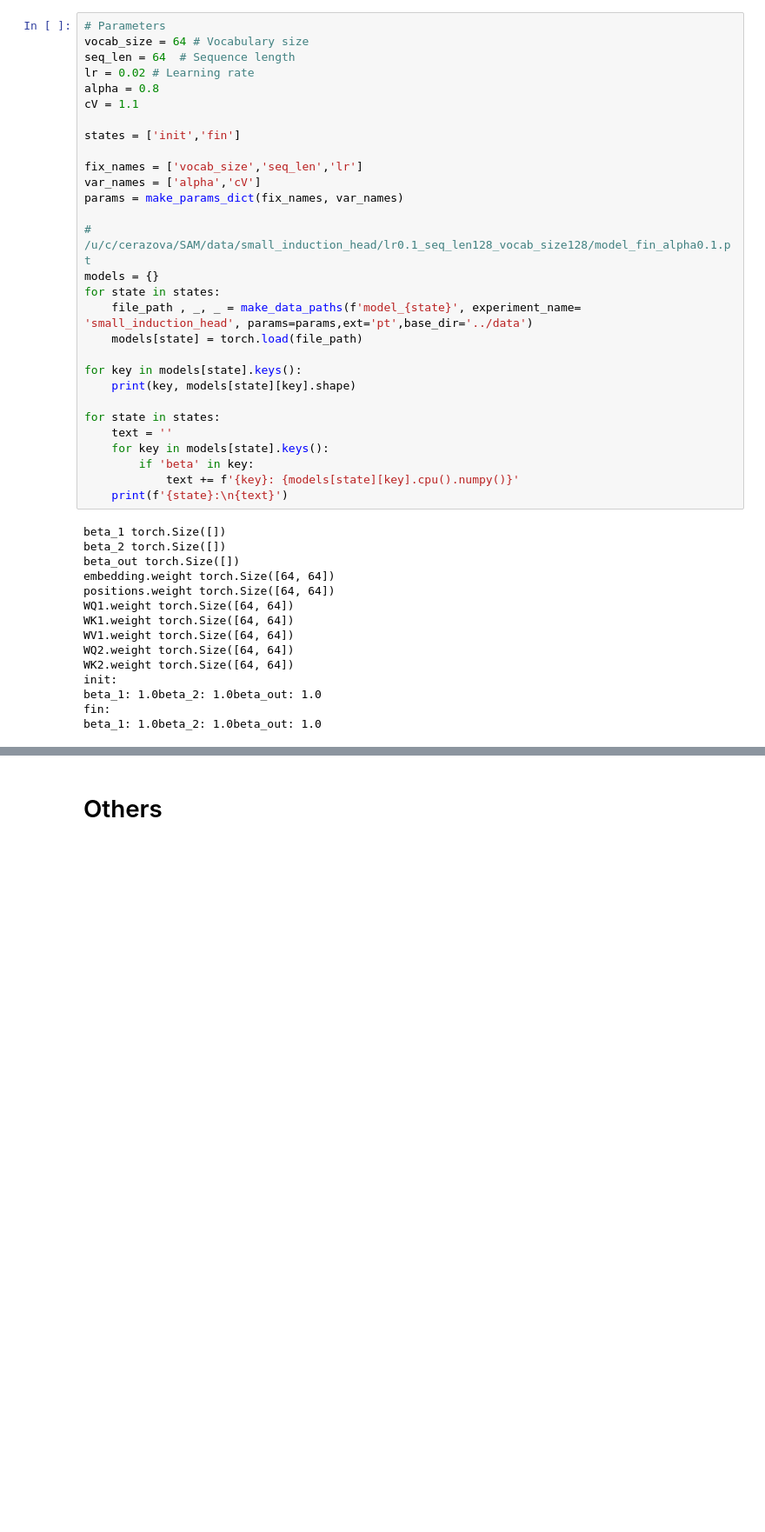
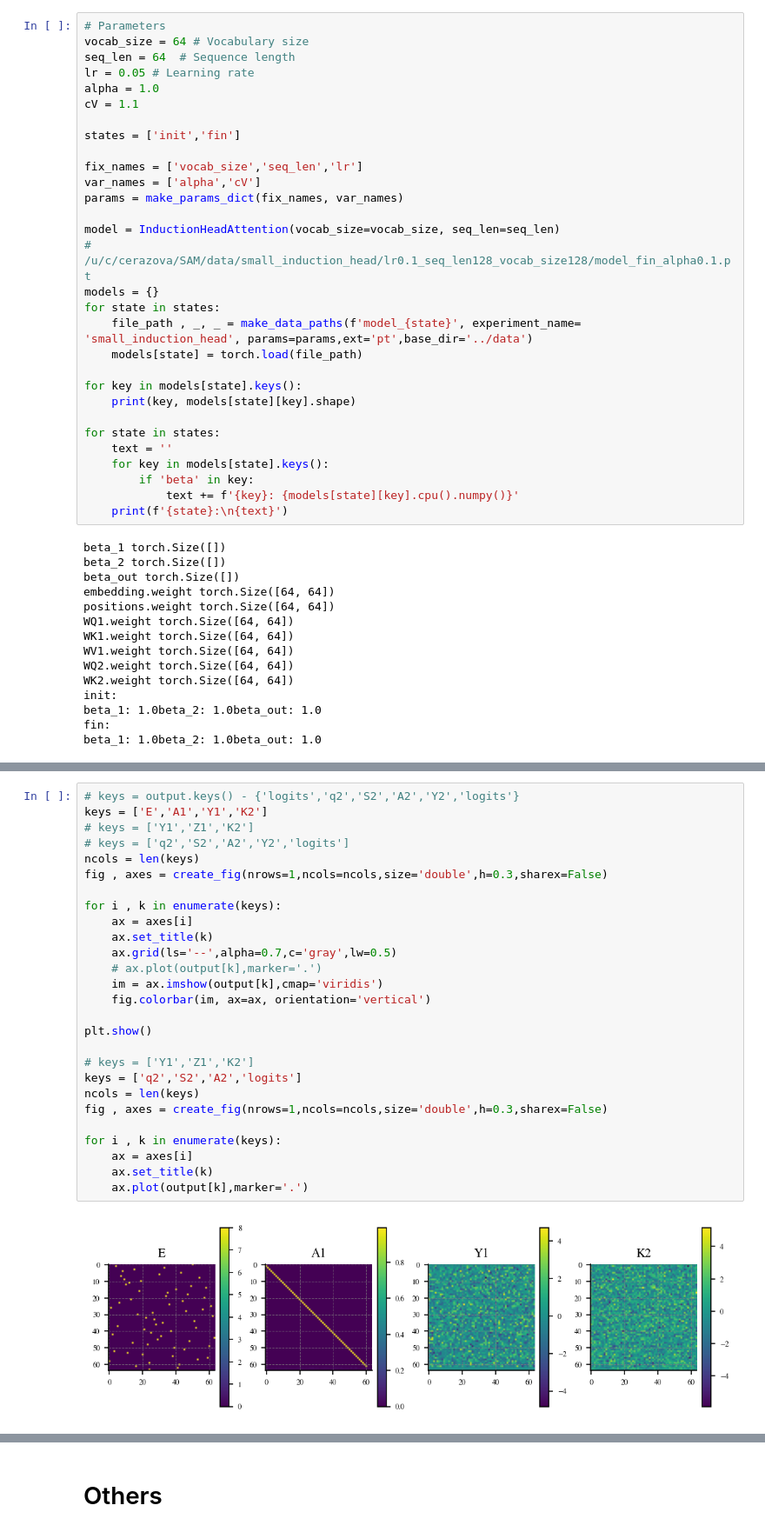
Before and after one commit to CristopherErazo/SAM, a Jupyter notebook: notebooks/26_02_09_Simplified_Task.ipynb, the cells around one changed output, grey strips where cells are left out. Shown at 87% size. Drawn from its saved outputs; the diff is of its cells as text; blank space fills up the shorter version.

```diff
--- a/notebooks/26_02_09_Simplified_Task.ipynb
+++ b/notebooks/26_02_09_Simplified_Task.ipynb
@@ -229,8 +235,8 @@ params = make_params_dict(fix_names)
 # Parameters
 vocab_size = 64 # Vocabulary size
 seq_len = 64  # Sequence length
-lr = 0.02 # Learning rate
-alpha = 0.8
+lr = 0.05 # Learning rate
+alpha = 1.0
 cV = 1.1
 
 states = ['init','fin']
@@ -239,6 +245,7 @@ fix_names = ['vocab_size','seq_len','lr']
 var_names = ['alpha','cV']
 params = make_params_dict(fix_names, var_names)
 
+model = InductionHeadAttention(vocab_size=vocab_size, seq_len=seq_len)
 # /u/c/cerazova/SAM/data/small_induction_head/lr0.1_seq_len128_vocab_size128/model_fin_alpha0.1.pt
 models = {}
 for state in states:
@@ -310,0 +390,29 @@ import math
+# %%
+# keys = output.keys() - {'logits','q2','S2','A2','Y2','logits'}
+keys = ['E','A1','Y1','K2']
+# keys = ['Y1','Z1','K2']
+# keys = ['q2','S2','A2','Y2','logits']
+ncols = len(keys)
+fig , axes = create_fig(nrows=1,ncols=ncols,size='double',h=0.3,sharex=False)
+
+for i , k in enumerate(keys):
+    ax = axes[i]
+    ax.set_title(k)
+    ax.grid(ls='--',alpha=0.7,c='gray',lw=0.5)
+    # ax.plot(output[k],marker='.')
+    im = ax.imshow(output[k],cmap='viridis')
+    fig.colorbar(im, ax=ax, orientation='vertical')
+
+plt.show()
+
+# keys = ['Y1','Z1','K2']
+keys = ['q2','S2','A2','logits']
+ncols = len(keys)
+fig , axes = create_fig(nrows=1,ncols=ncols,size='double',h=0.3,sharex=False)
+
+for i , k in enumerate(keys):
+    ax = axes[i]
+    ax.set_title(k)
+    ax.plot(output[k],marker='.')
+# %% [output]
+[figure, added]
```
Also changed, not shown: parts of 8 cells of this notebook, 6 other files.
